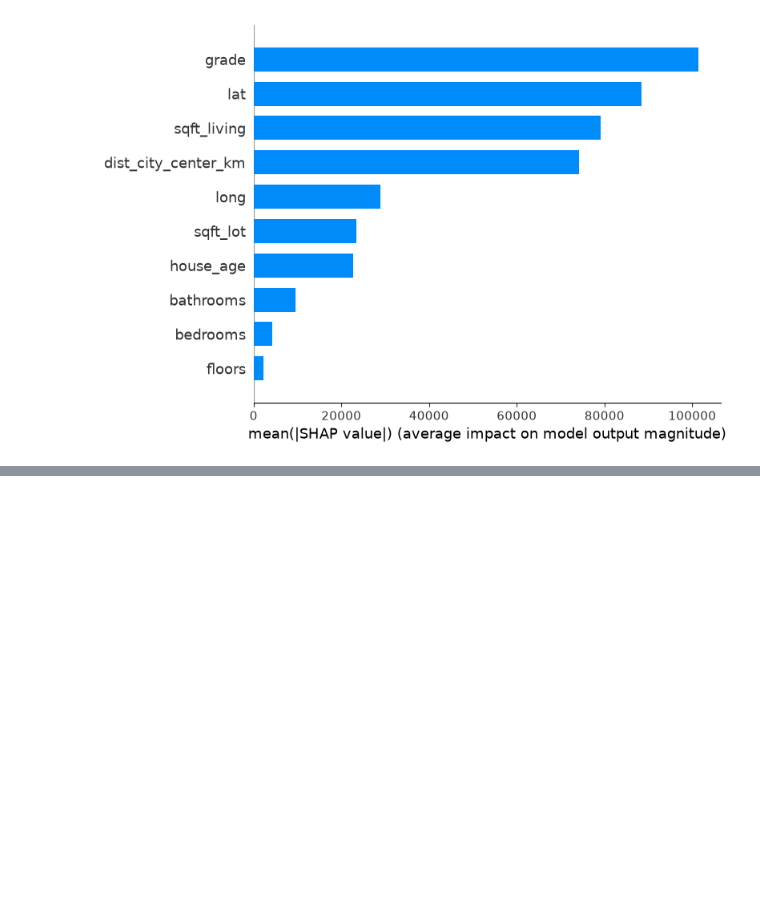
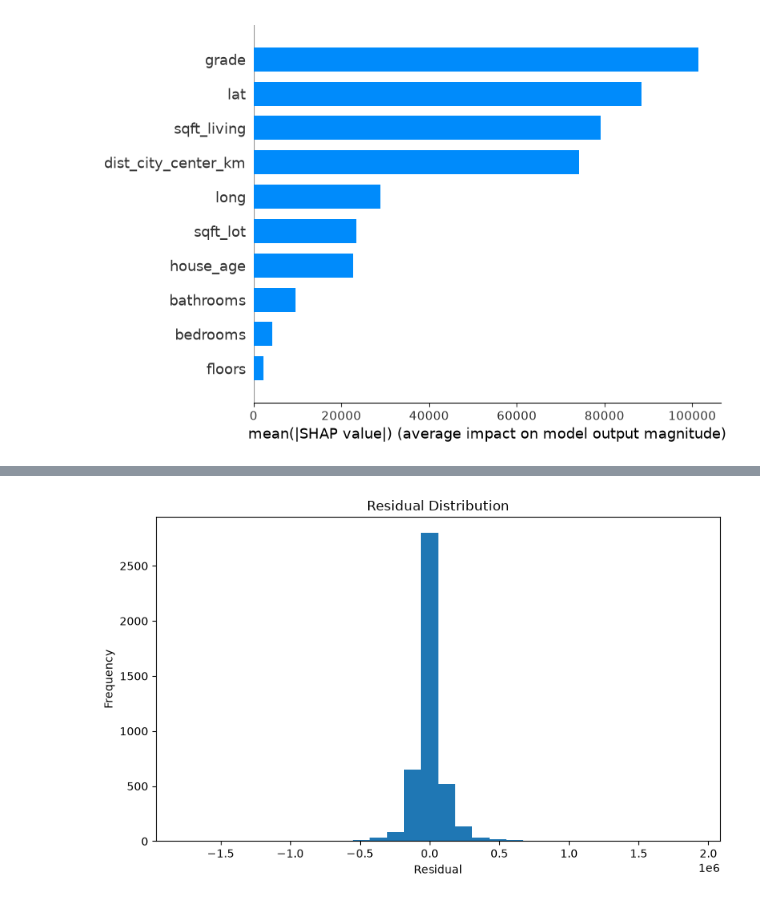
Before and after one commit to Hariharan0-h/GeoValNet, a Jupyter notebook: notebooks/03_shap_residuals.ipynb, the cells around one changed output, grey strips where cells are left out. Drawn from its saved outputs; the diff is of its cells as text; code cells hidden in the pictures; blank space fills up the shorter version.

```diff
--- a/notebooks/03_shap_residuals.ipynb
+++ b/notebooks/03_shap_residuals.ipynb
@@ -390,0 +441,24 @@ plt.show()
+# %%
+plt.figure(figsize=(8,5))
+
+plt.hist(
+    residuals,
+    bins=30
+)
+
+plt.xlabel("Residual")
+
+plt.ylabel("Frequency")
+
+plt.title("Residual Distribution")
+
+plt.tight_layout()
+
+plt.savefig(
+    "../reports/figures/residual_distribution.png",
+    dpi=300
+)
+
+plt.show()
+# %% [output]
+[figure, added]
```
Also changed, not shown: parts of 6 cells of this notebook, 2 other files.
